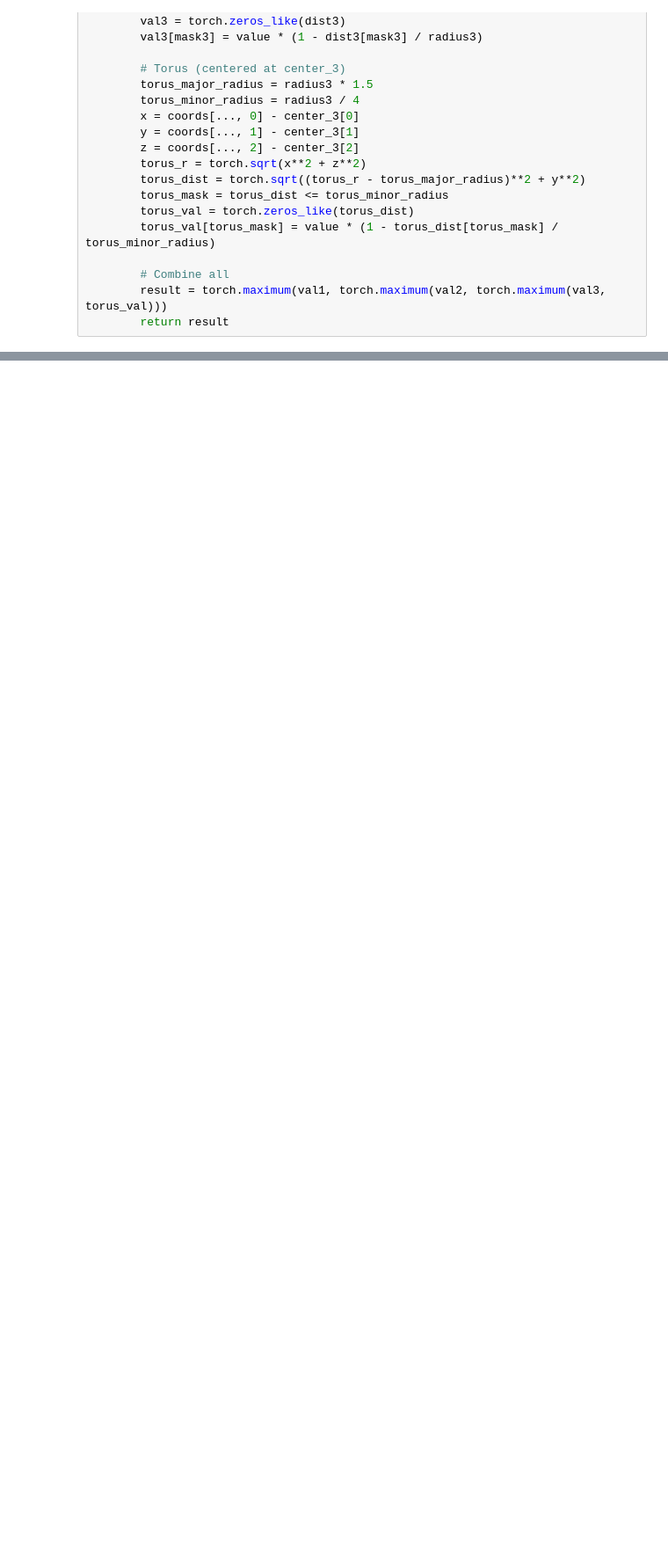
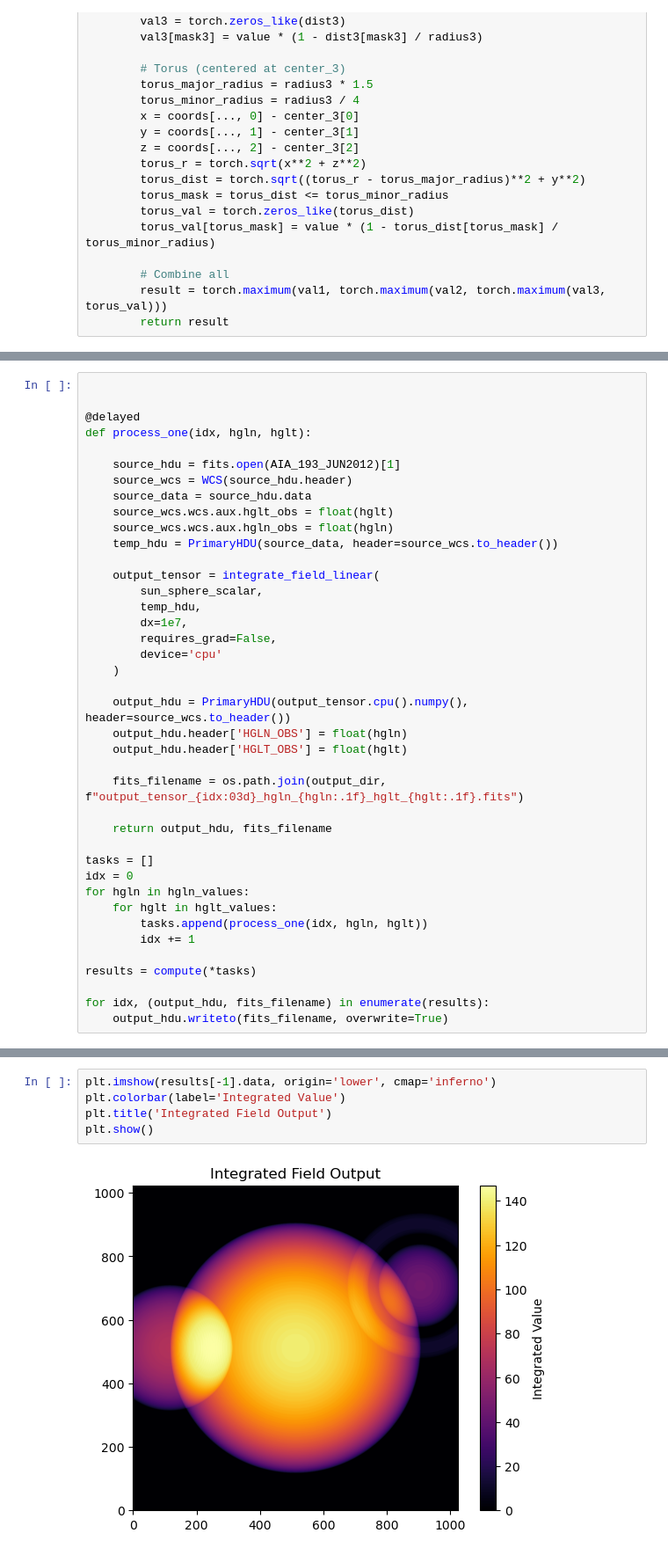
Before and after one commit to nathaniellaurent/solar-ray-integration, a Jupyter notebook: demos/generate_perspectives.ipynb, the cells around one changed output, grey strips where cells are left out. Shown at 88% size. Drawn from its saved outputs; the diff is of its cells as text; blank space fills up the shorter version.

Commit message:
refactored integrate_field to have class to reduce duplicate code, working perspective generation, concurrency not working

```diff
--- a/demos/generate_perspectives.ipynb
+++ b/demos/generate_perspectives.ipynb
@@ -149,0 +161,40 @@ WARNING: FITSFixedWarning: 'datfix' made the change 'Set MJD-OBS to 56079.000091
+# %%
+
+
+@delayed
+def process_one(idx, hgln, hglt):
+
+    source_hdu = fits.open(AIA_193_JUN2012)[1]
+    source_wcs = WCS(source_hdu.header)
+    source_data = source_hdu.data
+    source_wcs.wcs.aux.hglt_obs = float(hglt)
+    source_wcs.wcs.aux.hgln_obs = float(hgln)
+    temp_hdu = PrimaryHDU(source_data, header=source_wcs.to_header())
+
+    output_tensor = integrate_field_linear(
+        sun_sphere_scalar,
+        temp_hdu,
+        dx=1e7,
+        requires_grad=False,
+        device='cpu'
+    )
+
+    output_hdu = PrimaryHDU(output_tensor.cpu().numpy(), header=source_wcs.to_header())
+    output_hdu.header['HGLN_OBS'] = float(hgln)
+    output_hdu.header['HGLT_OBS'] = float(hglt)
+
+    fits_filename = os.path.join(output_dir, f"output_tensor_{idx:03d}_hgln_{hgln:.1f}_hglt_{hglt:.1f}.fits")
+
+    return output_hdu, fits_filename
+
+tasks = []
+idx = 0
+for hgln in hgln_values:
+    for hglt in hglt_values:
+        tasks.append(process_one(idx, hgln, hglt))
+        idx += 1
+
+results = compute(*tasks)
+
+for idx, (output_hdu, fits_filename) in enumerate(results):
+    output_hdu.writeto(fits_filename, overwrite=True)
@@ -149,0 +203,7 @@ WARNING: FITSFixedWarning: 'datfix' made the change 'Set MJD-OBS to 56079.000091
+# %%
+plt.imshow(results[-1].data, origin='lower', cmap='inferno')
+plt.colorbar(label='Integrated Value')
+plt.title('Integrated Field Output')
+plt.show()
+# %% [output]
+[figure, added]
```
Also changed, not shown: parts of 3 cells of this notebook, 3 other files.
